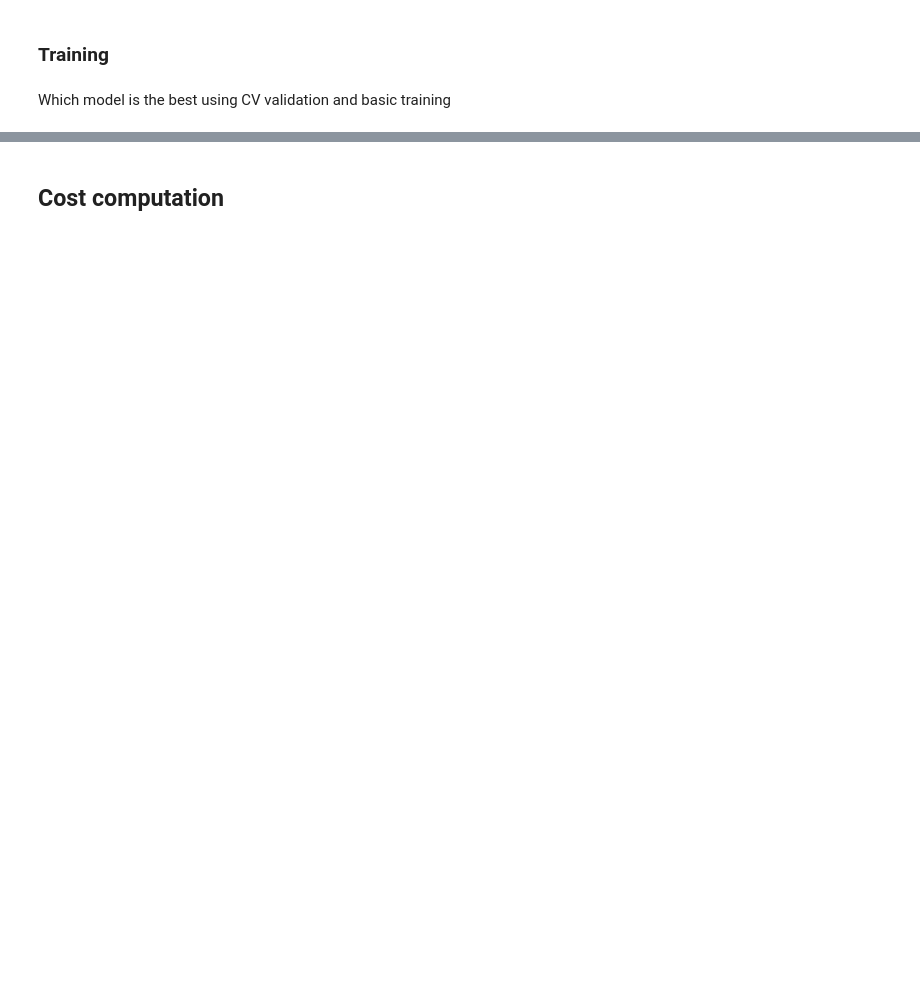
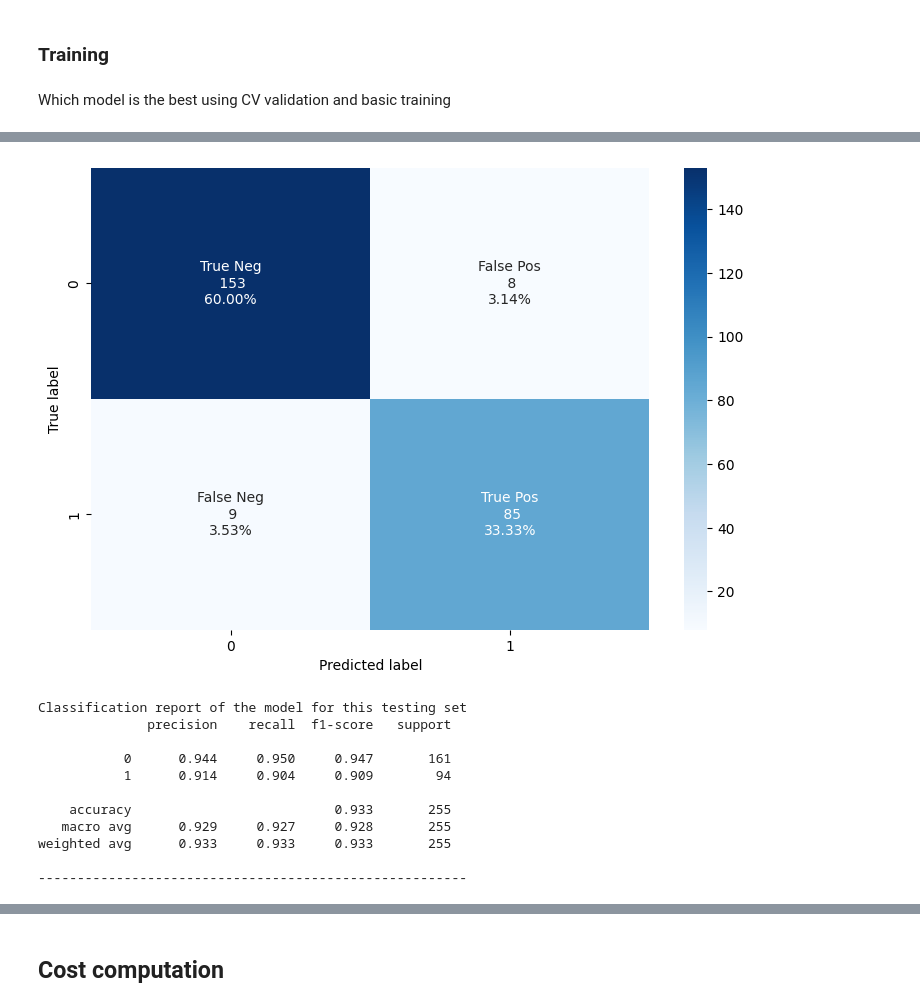
Before and after one commit to LoanSarazin/exercise_auction, a Jupyter notebook: investigation.ipynb, the cells around one changed output, grey strips where cells are left out. Cells and saved outputs as stored; diff of their text form; code cells hidden in the pictures; blank space fills up the shorter version.

```diff
--- a/investigation.ipynb
+++ b/investigation.ipynb
@@ -290,2 +250,23 @@ weighted avg      0.914     0.914     0.914       255
 
 -------------------------------------------------------
+# %%
+from sklearn.discriminant_analysis import QuadraticDiscriminantAnalysis
+
+qda_clf = QuadraticDiscriminantAnalysis(store_covariance=True)\
+    .fit(X_train_transform, y_train)
+
+y_pred = qda_clf.predict_proba(X_test_transform)
+plot_scores(y_test, np.array([0 if x < 0.5 else 1 for x in y_pred[:, 1]]))
+# %% [output]
+[figure, added]
+Classification report of the model for this testing set
+              precision    recall  f1-score   support
+
+           0      0.944     0.950     0.947       161
+           1      0.914     0.904     0.909        94
+
+    accuracy                          0.933       255
+   macro avg      0.929     0.927     0.928       255
+weighted avg      0.933     0.933     0.933       255
+
+-------------------------------------------------------
```
Also changed, not shown: parts of 29 cells of this notebook.
